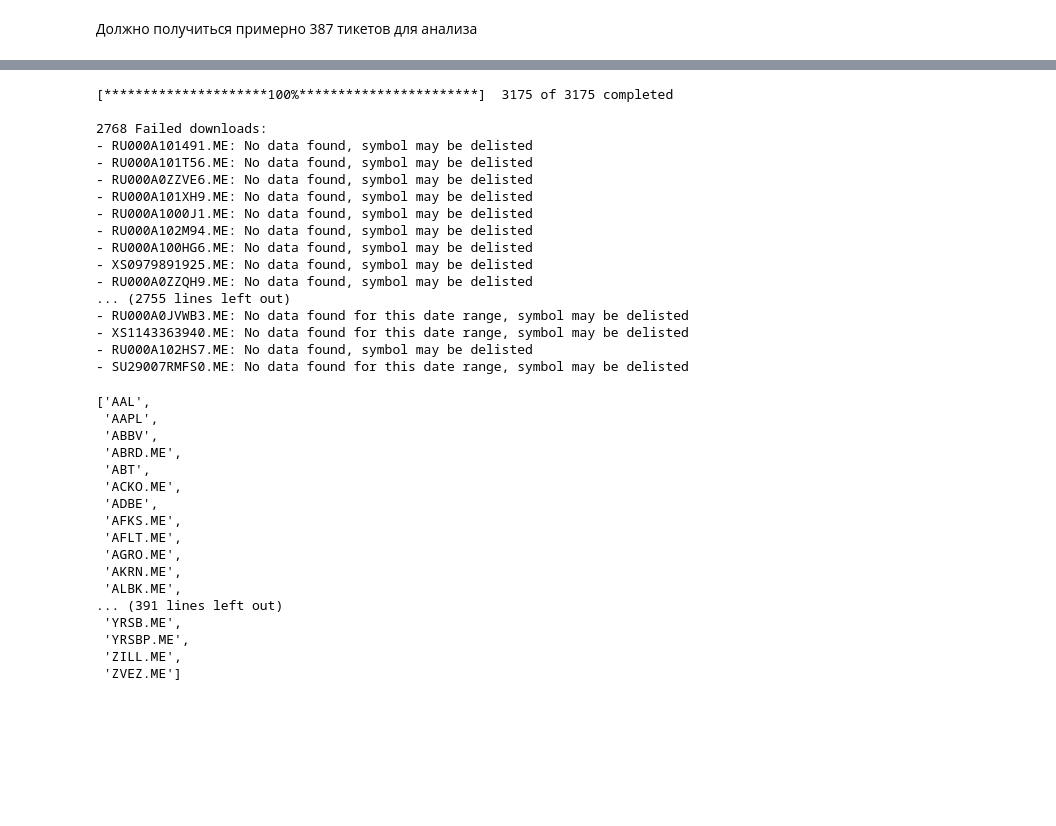
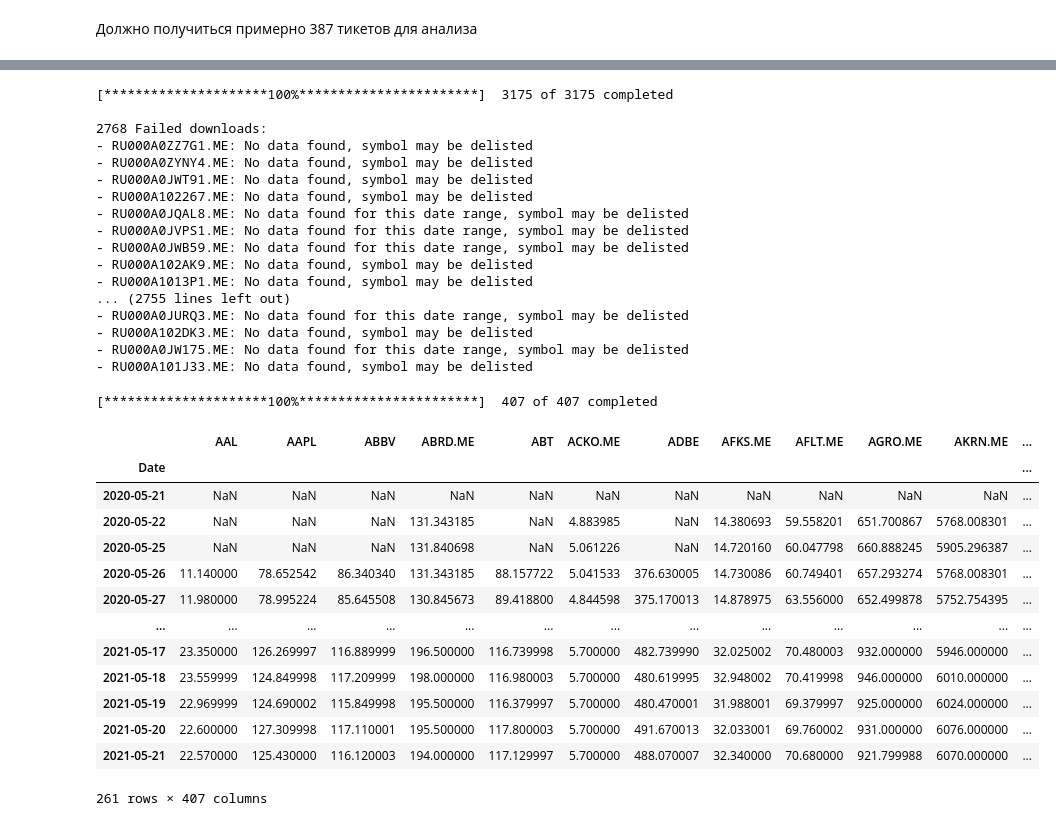
Before and after one commit to Mikhaylov-yv/Trad_histori_test, a Jupyter notebook: notebooks/Просмотр рынка Мос биржы.ipynb, the cells around one changed output, grey strips where cells are left out. Drawn from its saved outputs; the diff is of its cells as text; code cells hidden in the pictures; blank space fills up the shorter version.

```diff
--- a/notebooks/Просмотр рынка Мос биржы.ipynb
+++ b/notebooks/Просмотр рынка Мос биржы.ipynb
@@ -45,42 +49,49 @@ for inst in df_instr.SECID.tolist():
 # tickers_list = ['AAL', 'ABRD.ME', 'AKEU.ME']
 tickers_str = ' '.join(tickers_list)
 data = yf.Tickers(tickers_str)
-data = data.history(period="1w", interval="1d",)
+data = data.history(period="1w", interval="1d")
 # %% [output]
 [*********************100%***********************]  3175 of 3175 completed
 
 2768 Failed downloads:
-- RU000A101491.ME: No data found, symbol may be delisted
-- RU000A101T56.ME: No data found, symbol may be delisted
-- RU000A0ZZVE6.ME: No data found, symbol may be delisted
-- RU000A101XH9.ME: No data found, symbol may be delisted
-- RU000A1000J1.ME: No data found, symbol may be delisted
-- RU000A102M94.ME: No data found, symbol may be delisted
-- RU000A100HG6.ME: No data found, symbol may be delisted
-- XS0979891925.ME: No data found, symbol may be delisted
-- RU000A0ZZQH9.ME: No data found, symbol may be delisted
+- RU000A0ZZ7G1.ME: No data found, symbol may be delisted
+- RU000A0ZYNY4.ME: No data found, symbol may be delisted
+- RU000A0JWT91.ME: No data found, symbol may be delisted
+- RU000A102267.ME: No data found, symbol may be delisted
+- RU000A0JQAL8.ME: No data found for this date range, symbol may be delisted
+- RU000A0JVPS1.ME: No data found for this date range, symbol may be delisted
+- RU000A0JWB59.ME: No data found for this date range, symbol may be delisted
+- RU000A102AK9.ME: No data found, symbol may be delisted
+- RU000A1013P1.ME: No data found, symbol may be delisted
 ... (2755 lines left out)
-- RU000A0JVWB3.ME: No data found for this date range, symbol may be delisted
-- XS1143363940.ME: No data found for this date range, symbol may be delisted
-- RU000A102HS7.ME: No data found, symbol may be delisted
-- SU29007RMFS0.ME: No data found for this date range, symbol may be delisted
+- RU000A0JURQ3.ME: No data found for this date range, symbol may be delisted
+- RU000A102DK3.ME: No data found, symbol may be delisted
+- RU000A0JW175.ME: No data found for this date range, symbol may be delisted
+- RU000A101J33.ME: No data found, symbol may be delisted
 # %%
-data.transpose().loc['Volume'].dropna(how = 'all').index.to_list()
+# Список доступных инструментов
+tickers_list = data.transpose().loc['Volume'].dropna(how = 'all').index.to_list()
-# %% [output]
-['AAL',
- 'AAPL',
- 'ABBV',
- 'ABRD.ME',
- 'ABT',
- 'ACKO.ME',
- 'ADBE',
- 'AFKS.ME',
- 'AFLT.ME',
- 'AGRO.ME',
- 'AKRN.ME',
- 'ALBK.ME',
-... (391 lines left out)
- 'YRSB.ME',
- 'YRSBP.ME',
- 'ZILL.ME',
- 'ZVEZ.ME']
+# %%
+tickers_str = ' '.join(tickers_list)
+data = yf.Tickers(tickers_str)
+data = data.history(period="12mo", interval="1d",)
+# %% [output]
+[*********************100%***********************]  407 of 407 completed
+# %%
+# Данные за год
+data['Close']
+# %% [output]
+|  | AAL | AAPL | ABBV | ABRD.ME | ABT | ACKO.ME | ADBE | AFKS.ME | AFLT.ME | AGRO.ME | AKRN.ME | ... |
+| Date |  |  |  |  |  |  |  |  |  |  |  | ... |
+| 2020-05-21 | NaN | NaN | NaN | NaN | NaN | NaN | NaN | NaN | NaN | NaN | NaN | ... |
+| 2020-05-22 | NaN | NaN | NaN | 131.343185 | NaN | 4.883985 | NaN | 14.380693 | 59.558201 | 651.700867 | 5768.008301 | ... |
+| 2020-05-25 | NaN | NaN | NaN | 131.840698 | NaN | 5.061226 | NaN | 14.720160 | 60.047798 | 660.888245 | 5905.296387 | ... |
+| 2020-05-26 | 11.140000 | 78.652542 | 86.340340 | 131.343185 | 88.157722 | 5.041533 | 376.630005 | 14.730086 | 60.749401 | 657.293274 | 5768.008301 | ... |
+| 2020-05-27 | 11.980000 | 78.995224 | 85.645508 | 130.845673 | 89.418800 | 4.844598 | 375.170013 | 14.878975 | 63.556000 | 652.499878 | 5752.754395 | ... |
+| ... | ... | ... | ... | ... | ... | ... | ... | ... | ... | ... | ... | ... |
+| 2021-05-17 | 23.350000 | 126.269997 | 116.889999 | 196.500000 | 116.739998 | 5.700000 | 482.739990 | 32.025002 | 70.480003 | 932.000000 | 5946.000000 | ... |
+| 2021-05-18 | 23.559999 | 124.849998 | 117.209999 | 198.000000 | 116.980003 | 5.700000 | 480.619995 | 32.948002 | 70.419998 | 946.000000 | 6010.000000 | ... |
+| 2021-05-19 | 22.969999 | 124.690002 | 115.849998 | 195.500000 | 116.379997 | 5.700000 | 480.470001 | 31.988001 | 69.379997 | 925.000000 | 6024.000000 | ... |
+| 2021-05-20 | 22.600000 | 127.309998 | 117.110001 | 195.500000 | 117.800003 | 5.700000 | 491.670013 | 32.033001 | 69.760002 | 931.000000 | 6076.000000 | ... |
+| 2021-05-21 | 22.570000 | 125.430000 | 116.120003 | 194.000000 | 117.129997 | 5.700000 | 488.070007 | 32.340000 | 70.680000 | 921.799988 | 6070.000000 | ... |
+261 rows × 407 columns
```
Also changed, not shown: parts of 8 cells of this notebook.
